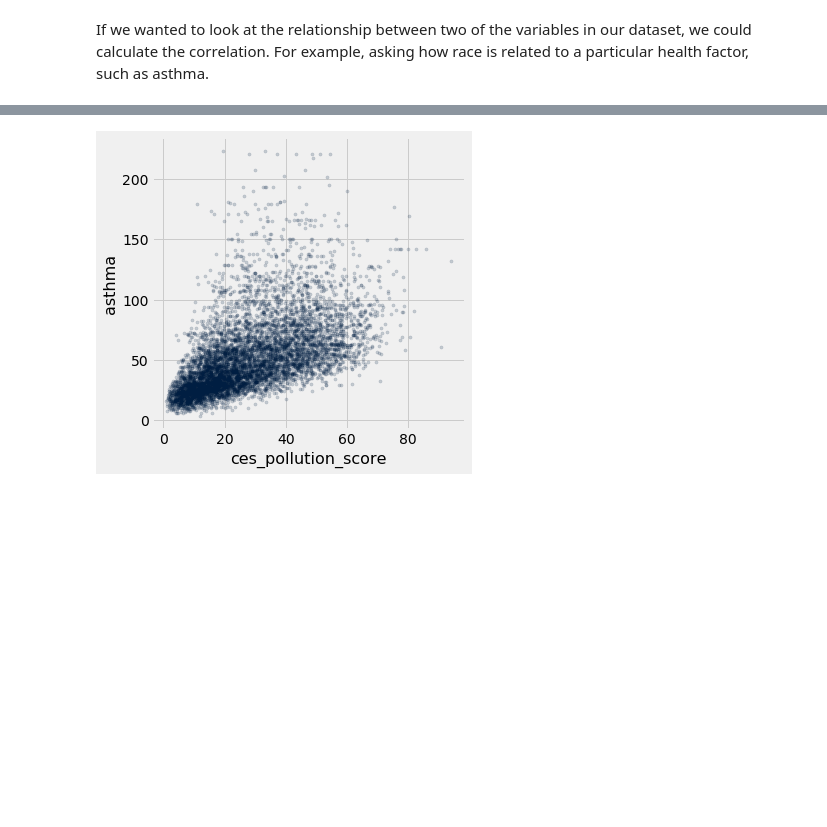
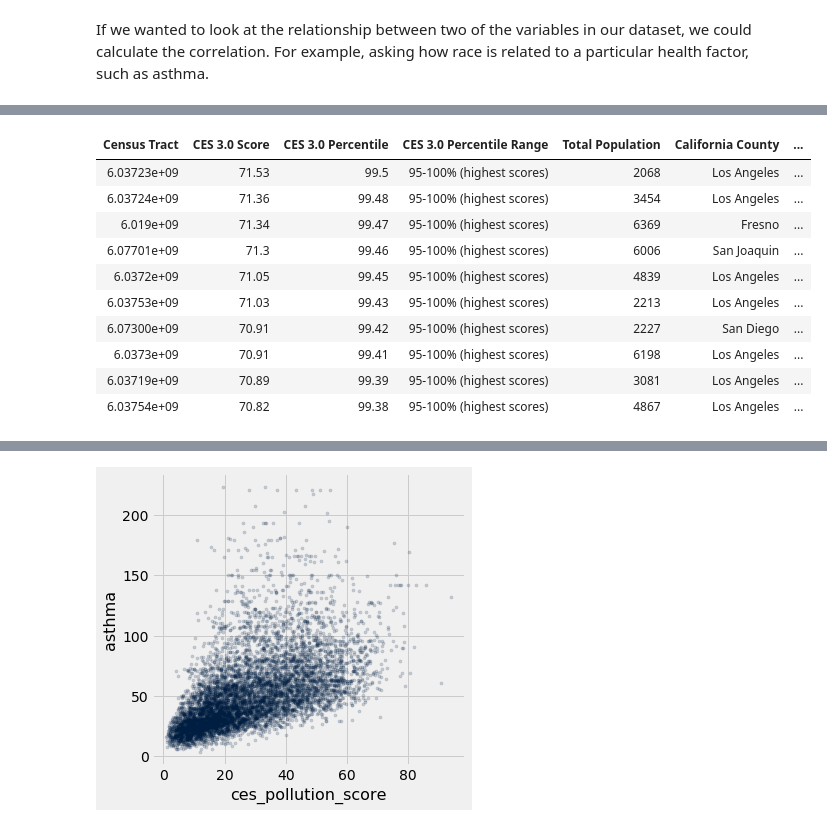
Before and after one commit to ds-modules/BUDS-SU21-Dev, a Jupyter notebook: Week_4/Monday/Environmental-Justice.ipynb, the cells around one changed output, grey strips where cells are left out. Drawn from its saved outputs; the diff is of its cells as text; code cells hidden in the pictures; blank space fills up the shorter version.

```diff
--- a/Week_4/Monday/Environmental-Justice.ipynb
+++ b/Week_4/Monday/Environmental-Justice.ipynb
@@ -44,0 +44,15 @@ If we wanted to look at the relationship between two of the variables in our dat
+# %%
+ces_data = Table.read_table("data/ces_data.csv")
+ces_data.take(np.arange(40,50))
+# %% [output]
+| Census Tract | CES 3.0 Score | CES 3.0 Percentile | CES 3.0 Percentile Range | Total Population | California County | ... |
+| 6.03723e+09 | 71.53 | 99.5 | 95-100% (highest scores) | 2068 | Los Angeles | ... |
+| 6.03724e+09 | 71.36 | 99.48 | 95-100% (highest scores) | 3454 | Los Angeles | ... |
+| 6.019e+09 | 71.34 | 99.47 | 95-100% (highest scores) | 6369 | Fresno | ... |
+| 6.07701e+09 | 71.3 | 99.46 | 95-100% (highest scores) | 6006 | San Joaquin | ... |
+| 6.0372e+09 | 71.05 | 99.45 | 95-100% (highest scores) | 4839 | Los Angeles | ... |
+| 6.03753e+09 | 71.03 | 99.43 | 95-100% (highest scores) | 2213 | Los Angeles | ... |
+| 6.07300e+09 | 70.91 | 99.42 | 95-100% (highest scores) | 2227 | San Diego | ... |
+| 6.0373e+09 | 70.91 | 99.41 | 95-100% (highest scores) | 6198 | Los Angeles | ... |
+| 6.03719e+09 | 70.89 | 99.39 | 95-100% (highest scores) | 3081 | Los Angeles | ... |
+| 6.03754e+09 | 70.82 | 99.38 | 95-100% (highest scores) | 4867 | Los Angeles | ... |
```
Also changed, not shown: parts of 13 cells of this notebook, 1 other file.
